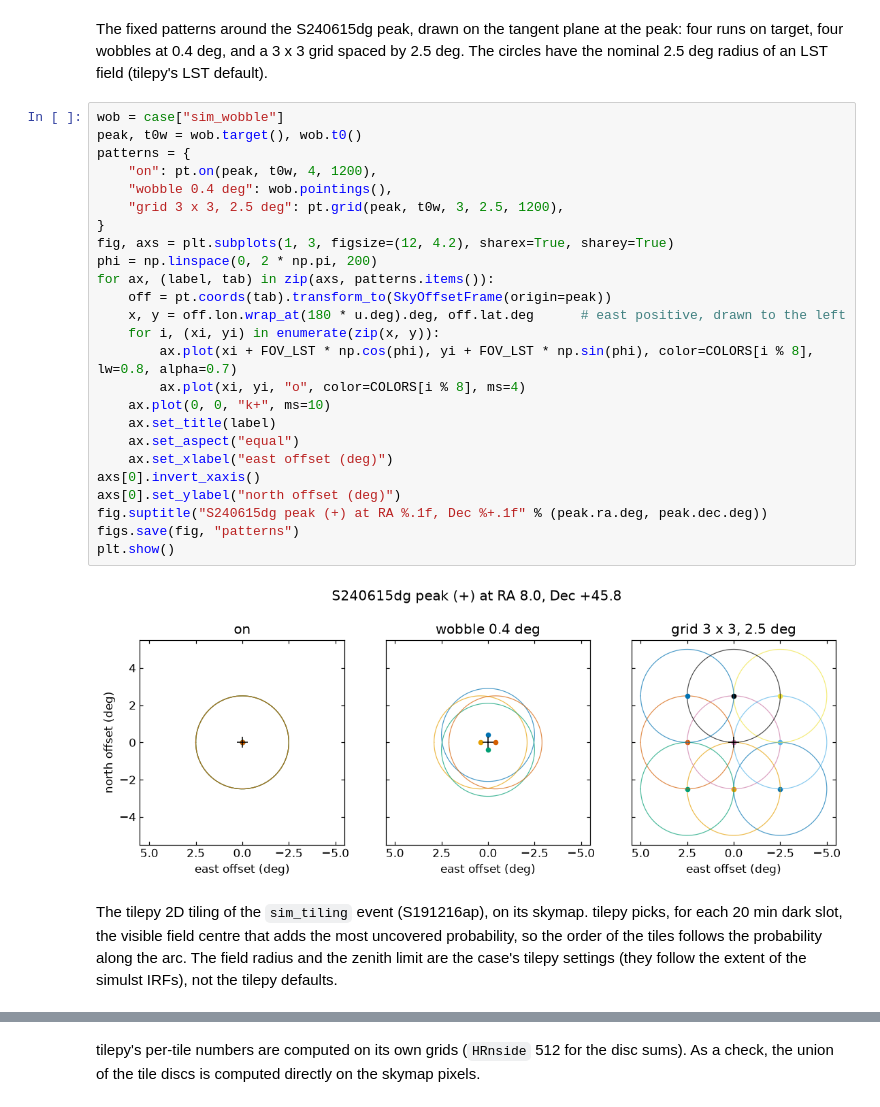
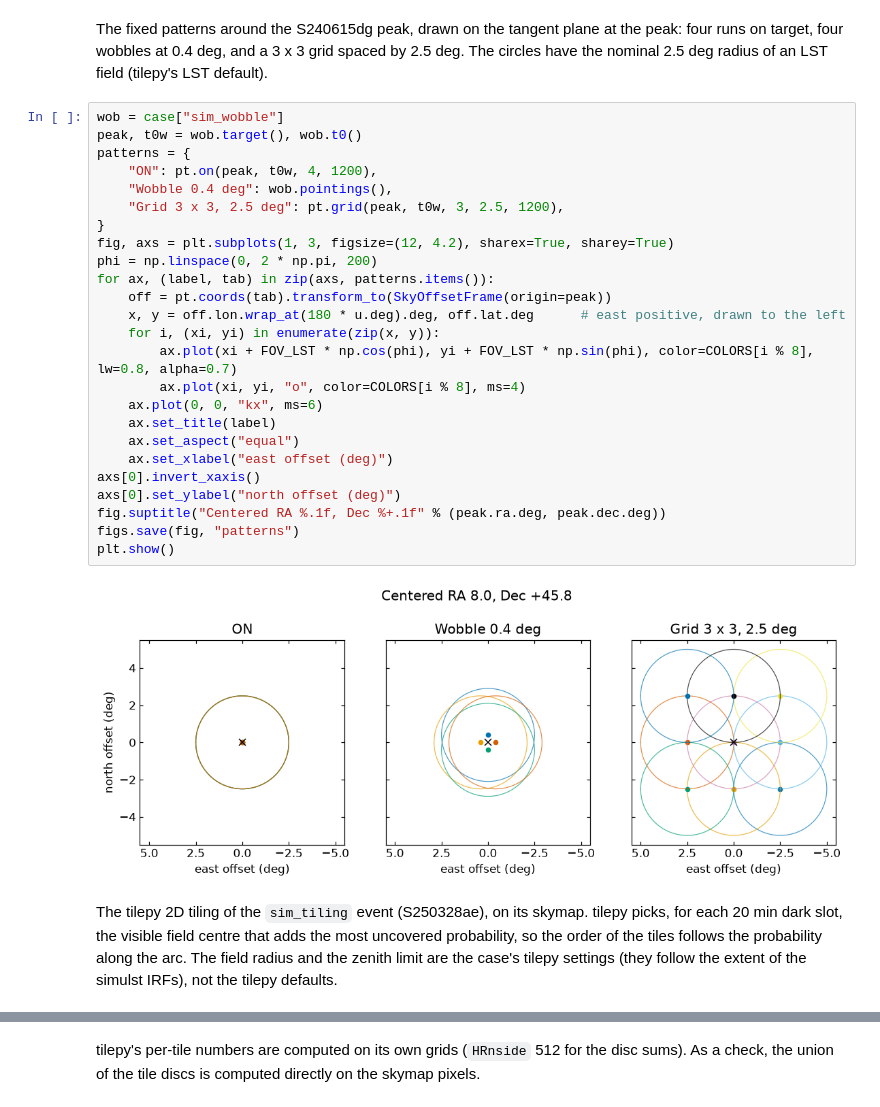
Before and after one commit to juanjq/uncertain-uls, a Jupyter notebook: studies/0_tools/02_pointings.ipynb, the cells around one changed output, grey strips where cells are left out. Saved outputs shown, nothing was run; the diff lists cells and outputs as text.

```diff
--- a/studies/0_tools/02_pointings.ipynb
+++ b/studies/0_tools/02_pointings.ipynb
@@ -44,32 +47,32 @@ have the nominal 2.5 deg radius of an LST field (tilepy's LST default).
 # %%
 wob = case["sim_wobble"]
 peak, t0w = wob.target(), wob.t0()
 patterns = {
-    "on": pt.on(peak, t0w, 4, 1200),
-    "wobble 0.4 deg": wob.pointings(),
-    "grid 3 x 3, 2.5 deg": pt.grid(peak, t0w, 3, 2.5, 1200),
+    "ON": pt.on(peak, t0w, 4, 1200),
+    "Wobble 0.4 deg": wob.pointings(),
+    "Grid 3 x 3, 2.5 deg": pt.grid(peak, t0w, 3, 2.5, 1200),
 }
 fig, axs = plt.subplots(1, 3, figsize=(12, 4.2), sharex=True, sharey=True)
 phi = np.linspace(0, 2 * np.pi, 200)
 for ax, (label, tab) in zip(axs, patterns.items()):
     off = pt.coords(tab).transform_to(SkyOffsetFrame(origin=peak))
     x, y = off.lon.wrap_at(180 * u.deg).deg, off.lat.deg      # east positive, drawn to the left
     for i, (xi, yi) in enumerate(zip(x, y)):
         ax.plot(xi + FOV_LST * np.cos(phi), yi + FOV_LST * np.sin(phi), color=COLORS[i % 8], lw=0.8, alpha=0.7)
         ax.plot(xi, yi, "o", color=COLORS[i % 8], ms=4)
-    ax.plot(0, 0, "k+", ms=10)
+    ax.plot(0, 0, "kx", ms=6)
     ax.set_title(label)
     ax.set_aspect("equal")
     ax.set_xlabel("east offset (deg)")
 axs[0].invert_xaxis()
 axs[0].set_ylabel("north offset (deg)")
-fig.suptitle("S240615dg peak (+) at RA %.1f, Dec %+.1f" % (peak.ra.deg, peak.dec.deg))
+fig.suptitle("Centered RA %.1f, Dec %+.1f" % (peak.ra.deg, peak.dec.deg))
 figs.save(fig, "patterns")
 plt.show()
 # %% [output]
-[figure, old version]
+[figure, new version]
 # %% [markdown]
-The tilepy 2D tiling of the `sim_tiling` event (S191216ap), on its skymap. tilepy picks, for
+The tilepy 2D tiling of the `sim_tiling` event (S250328ae), on its skymap. tilepy picks, for
 each 20 min dark slot, the visible field centre that adds the most uncovered probability, so
 the order of the tiles follows the probability along the arc. The field radius and the zenith
 limit are the case's tilepy settings (they follow the extent of the simulst IRFs), not the
```
Also changed, not shown: parts of 9 cells of this notebook, 9 other files.
